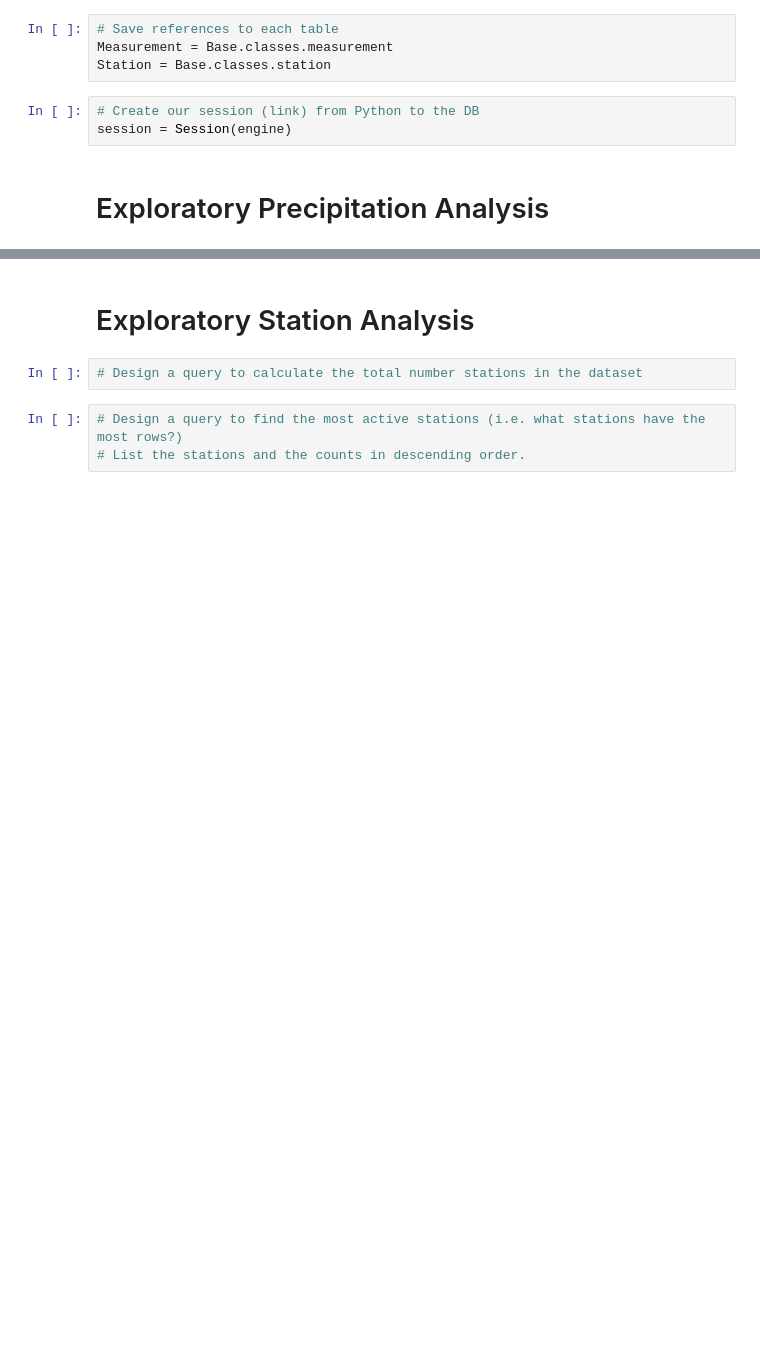
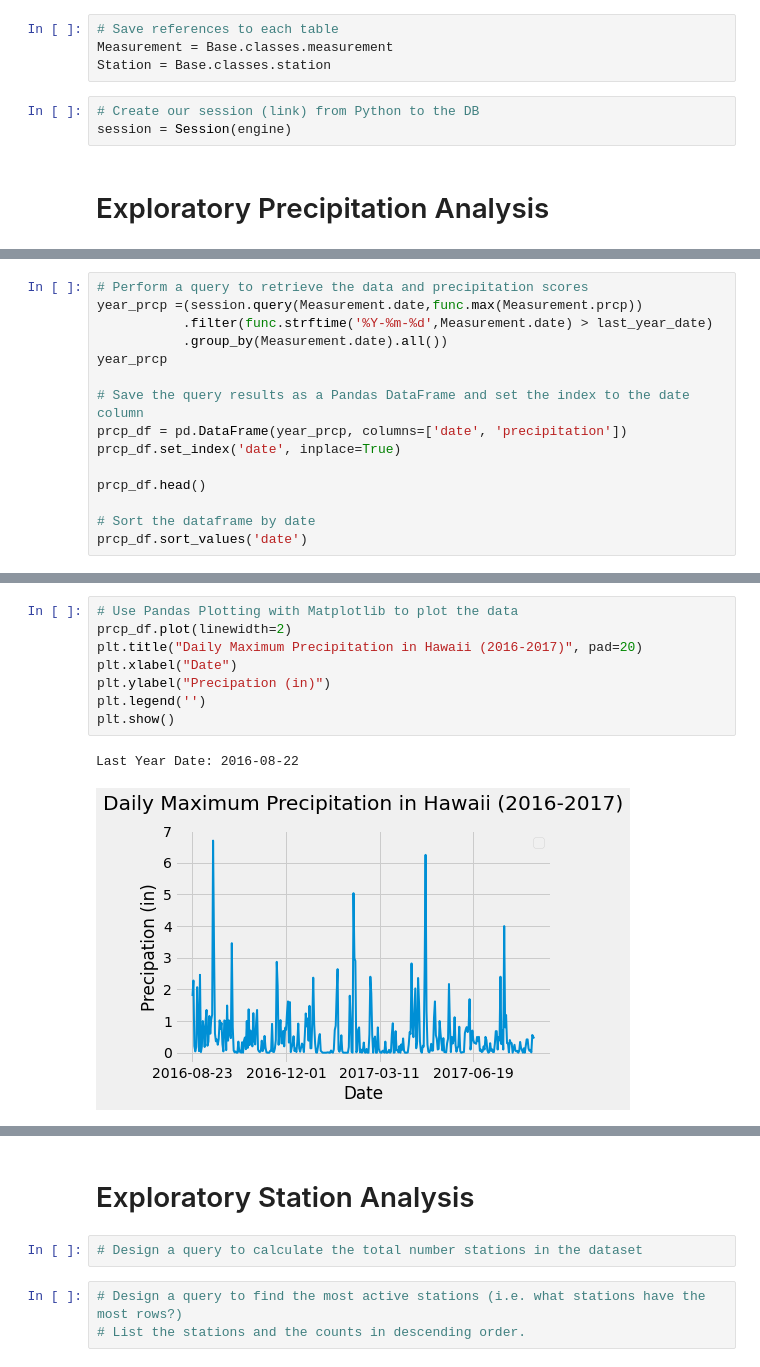
Before and after one commit to szig97/sqlalchemy-challenge, a Jupyter notebook: Surf's Up/Jupyter Notebook/climate.ipynb, the cells around one changed output, grey strips where cells are left out. Cells and saved outputs as stored; diff of their text form; blank space fills up the shorter version.

Commit message:
adding precipation data code

```diff
--- a/Surf's Up/Jupyter Notebook/climate.ipynb
+++ b/Surf's Up/Jupyter Notebook/climate.ipynb
@@ -58,0 +48,15 @@ session = Session(engine)
+# %%
+# Perform a query to retrieve the data and precipitation scores
+year_prcp =(session.query(Measurement.date,func.max(Measurement.prcp))
+           .filter(func.strftime('%Y-%m-%d',Measurement.date) > last_year_date)
+           .group_by(Measurement.date).all())
+year_prcp
+
+# Save the query results as a Pandas DataFrame and set the index to the date column
+prcp_df = pd.DataFrame(year_prcp, columns=['date', 'precipitation'])
+prcp_df.set_index('date', inplace=True)
+
+prcp_df.head()
+
+# Sort the dataframe by date
+prcp_df.sort_values('date')
@@ -59,2 +78,13 @@ session = Session(engine)
+# %%
+# Use Pandas Plotting with Matplotlib to plot the data
+prcp_df.plot(linewidth=2)
+plt.title("Daily Maximum Precipitation in Hawaii (2016-2017)", pad=20)
+plt.xlabel("Date")
+plt.ylabel("Precipation (in)")
+plt.legend('')
+plt.show()
+# %% [output]
+Last Year Date: 2016-08-22
+[figure, added]
 # %%
 # Use Pandas to calcualte the summary statistics for the precipitation data
```
Also changed, not shown: parts of 4 cells of this notebook.
